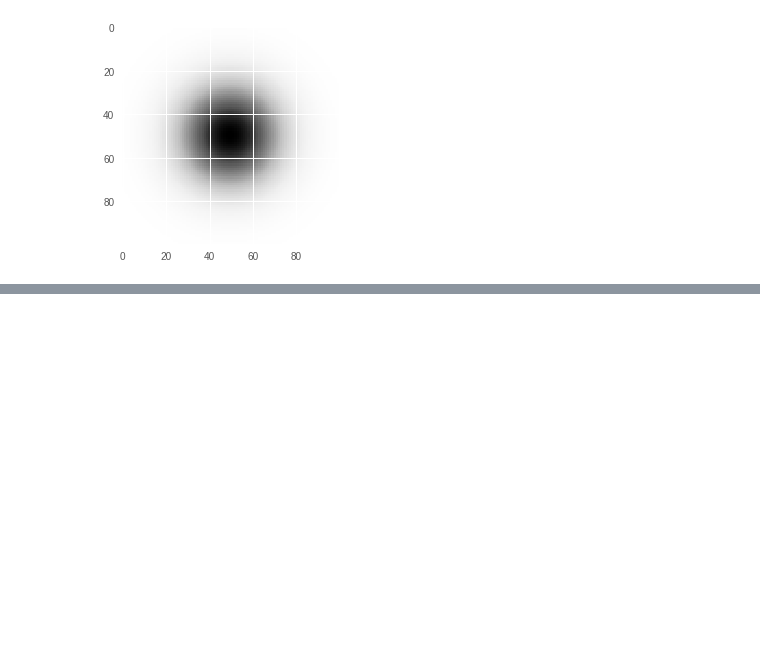
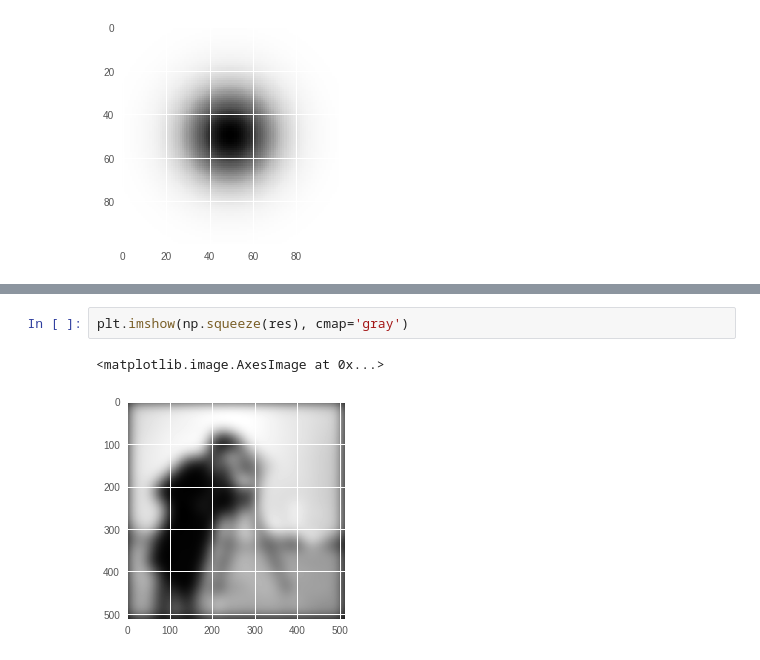
Before and after one commit to JacksonIsaac/kadenze-deeplearning-creative-applications, a Jupyter notebook: kadenze_1_Intro_to_Tensowflow.ipynb, the cells around one changed output, grey strips where cells are left out. Cells and saved outputs as stored; diff of their text form; blank space fills up the shorter version.

```diff
--- a/kadenze_1_Intro_to_Tensowflow.ipynb
+++ b/kadenze_1_Intro_to_Tensowflow.ipynb
@@ -392,0 +435,5 @@ plt.imshow(z_2d.eval())
+# %%
+plt.imshow(np.squeeze(res), cmap='gray')
+# %% [output]
+<matplotlib.image.AxesImage at 0x...>
+[figure, added]
```
Also changed, not shown: parts of 14 cells of this notebook.
